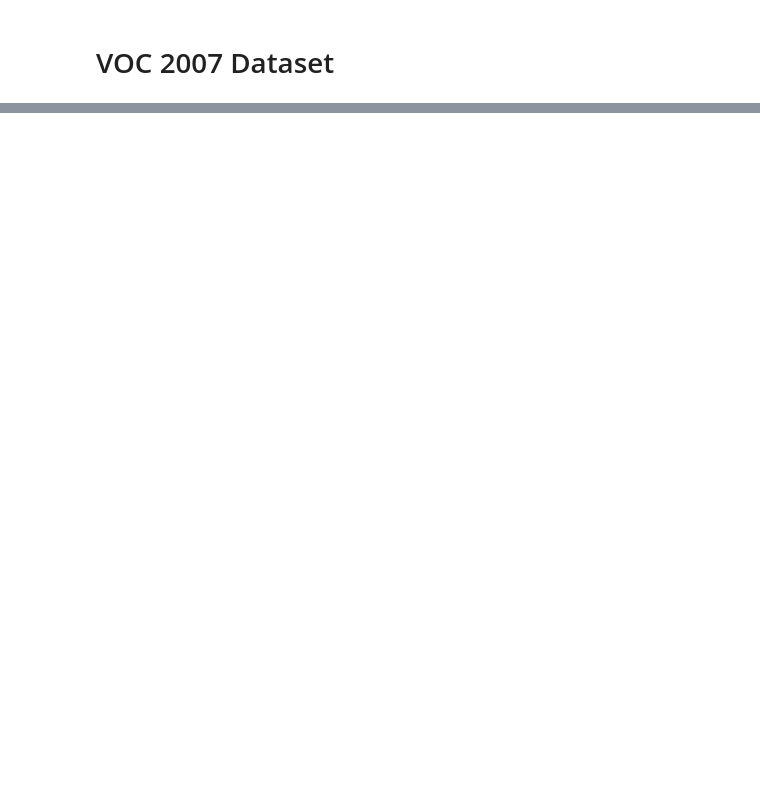
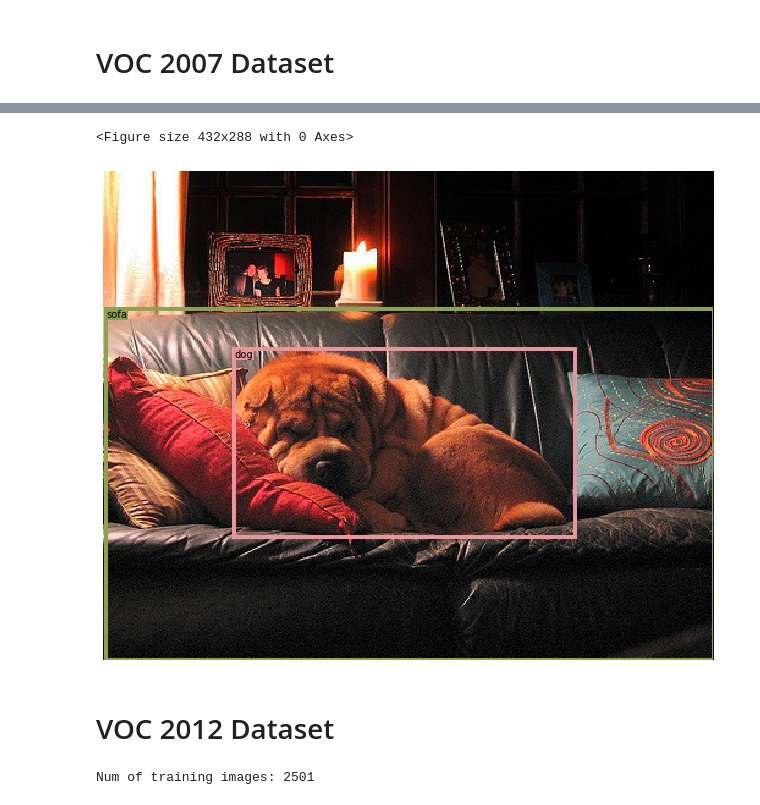
Before and after one commit to ayat-rashad/DeformableConNet, a Jupyter notebook: Baseline.ipynb, the cells around one changed output, grey strips where cells are left out. Drawn from its saved outputs; the diff is of its cells as text; code cells hidden in the pictures; blank space fills up the shorter version.

```diff
--- a/Baseline.ipynb
+++ b/Baseline.ipynb
@@ -68,0 +84,50 @@ print('Num of validation images:', len(coco_val))
+# %%
+train_image, train_label = voc2007_train[29]
+
+train_bounding_boxes = np.zeros((len(train_label['annotation']['object']), 4))
+                                 #len(train_label['annotation']['object'][0]['bndbox'])))
+train_categories = np.empty((len(train_label['annotation']['object']), 1), dtype='U10')
+
+if type(train_label['annotation']['object']) is list:
+    for i, el in enumerate(train_label['annotation']['object']):
+        train_categories[i] = el['name']
+        train_bounding_boxes[i] = list(el['bndbox'].values())
+else:
+    train_categories[0] = train_label['annotation']['object']['name']
+    train_bounding_boxes[0] = list(train_label['annotation']['object']['bndbox'].values())
+
+# Get bounding box colors
+num_class = len(train_categories)
+colors = np.random.rand(num_class)
+cmap = plt.get_cmap('tab20b')
+bbox_colors = [cmap(i) for i in colors]
+color = {}
+
+img = np.array(train_image)
+plt.figure()
+fig, ax = plt.subplots(1, figsize=(12,9))
+ax.imshow(img)
+
+for box, cat in zip(train_bounding_boxes, train_categories):
+    for el in bbox_colors:
+        if color.get(cat.item()) == None:
+            color[cat.item()] = bbox_colors[0]
+            bbox_colors.remove(bbox_colors[0])
+    c = color.get(cat.item())
+    bbox = patches.Rectangle((box[0],box[1]), box[2]-box[0], box[3]-box[1],
+                             linewidth=4, edgecolor=c, facecolor='none')
+    ax.add_patch(bbox)
+    plt.text(box[0],box[1], s=cat.item(), color='black', verticalalignment='top', bbox={'color': c, 'pad': 0})
+
+plt.axis('off')
+plt.show()
+# %% [output]
+<Figure size 432x288 with 0 Axes>
+[figure, added]
+# %% [markdown]
+# VOC 2012 Dataset
+# %%
+voc2012_train = datasets.VOCDetection(root = data_root, year='2012', image_set='train', download=False)
+print('Num of training images:', len(voc2007_train))
+# %% [output]
+Num of training images: 2501
```
Also changed, not shown: parts of 7 cells of this notebook.
